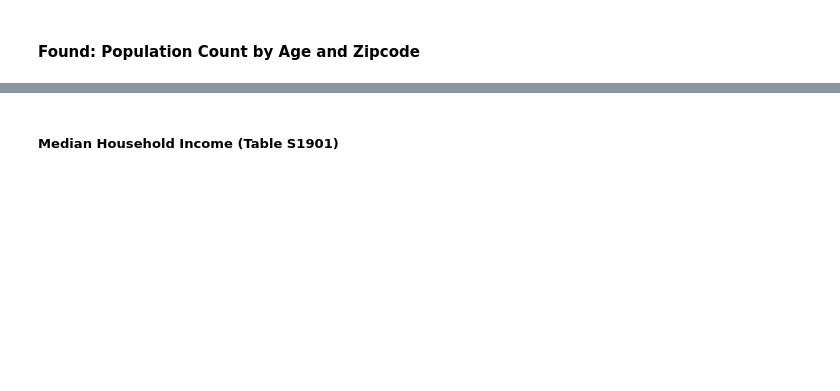
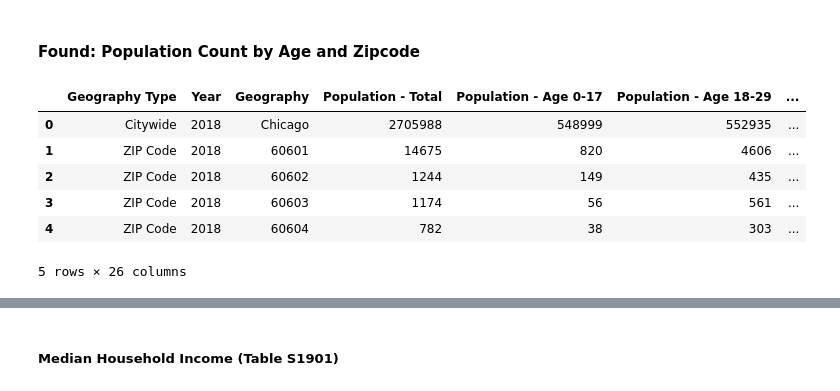
Before and after one commit to maddieemihle/major-city-visualization, a Jupyter notebook: data_files/chicago_data/chicago_dataset.ipynb, the cells around one changed output, grey strips where cells are left out. Drawn from its saved outputs; the diff is of its cells as text; code cells hidden in the pictures; blank space fills up the shorter version.

```diff
--- a/data_files/chicago_data/chicago_dataset.ipynb
+++ b/data_files/chicago_data/chicago_dataset.ipynb
@@ -266,11 +259,19 @@ chicago_edu_df.to_csv('data_files/chicago_data/chi_cleaned_csv/cleaned_chi_edu.c
 #### Found: Population Count by Age and Zipcode
 # %%
 # Import new csv file
-chicago_pop_counts = '../chicago_data/Chicago_Population_Counts.csv'
+chicago_pop_counts = '../chicago_data/chi_raw_csv/Chicago_Population_Counts.csv'
 
 # Read the csv file
 chicago_pop_counts_df = pd.read_csv(chicago_pop_counts)
 chicago_pop_counts_df.head()
+# %% [output]
+|  | Geography Type | Year | Geography | Population - Total | Population - Age 0-17 | Population - Age 18-29 | ... |
+| 0 | Citywide | 2018 | Chicago | 2705988 | 548999 | 552935 | ... |
+| 1 | ZIP Code | 2018 | 60601 | 14675 | 820 | 4606 | ... |
+| 2 | ZIP Code | 2018 | 60602 | 1244 | 149 | 435 | ... |
+| 3 | ZIP Code | 2018 | 60603 | 1174 | 56 | 561 | ... |
+| 4 | ZIP Code | 2018 | 60604 | 782 | 38 | 303 | ... |
+5 rows × 26 columns
 # %%
 # Clean data by droping any rows that do not have 2020 in the 'Year' column
 chicago_pop_counts_2020_df = chicago_pop_counts_df[chicago_pop_counts_df['Year'] == 2020]
```
Also changed, not shown: parts of 54 cells of this notebook, 21 other files.
